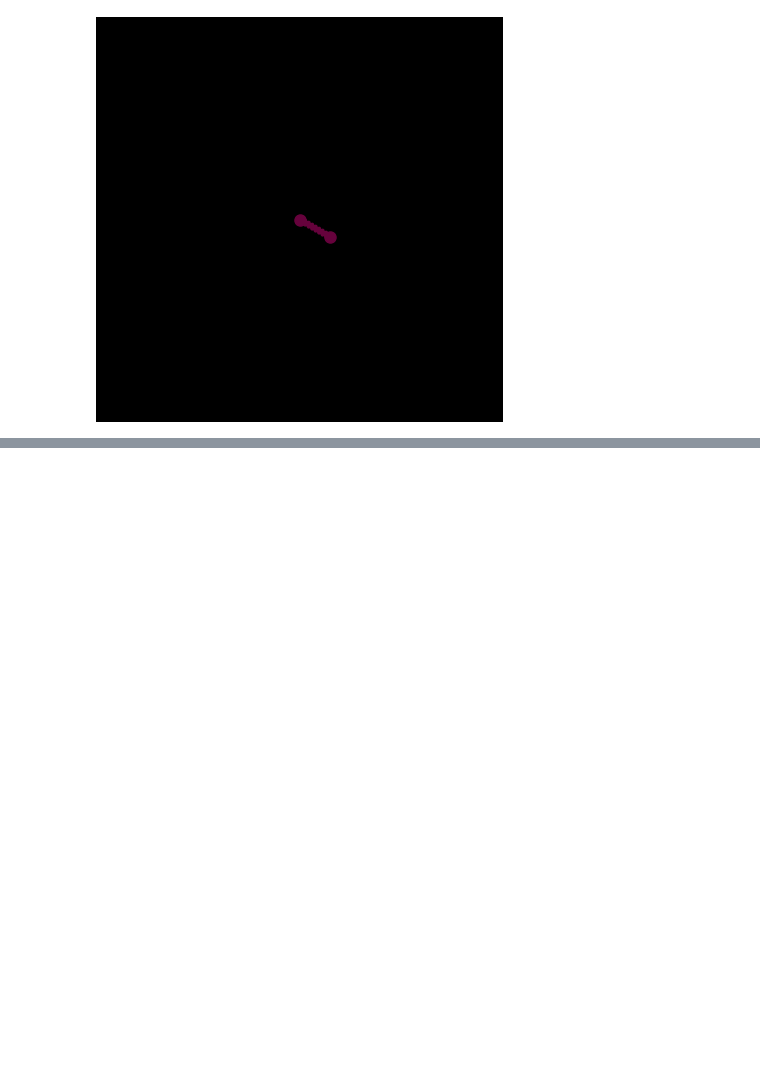
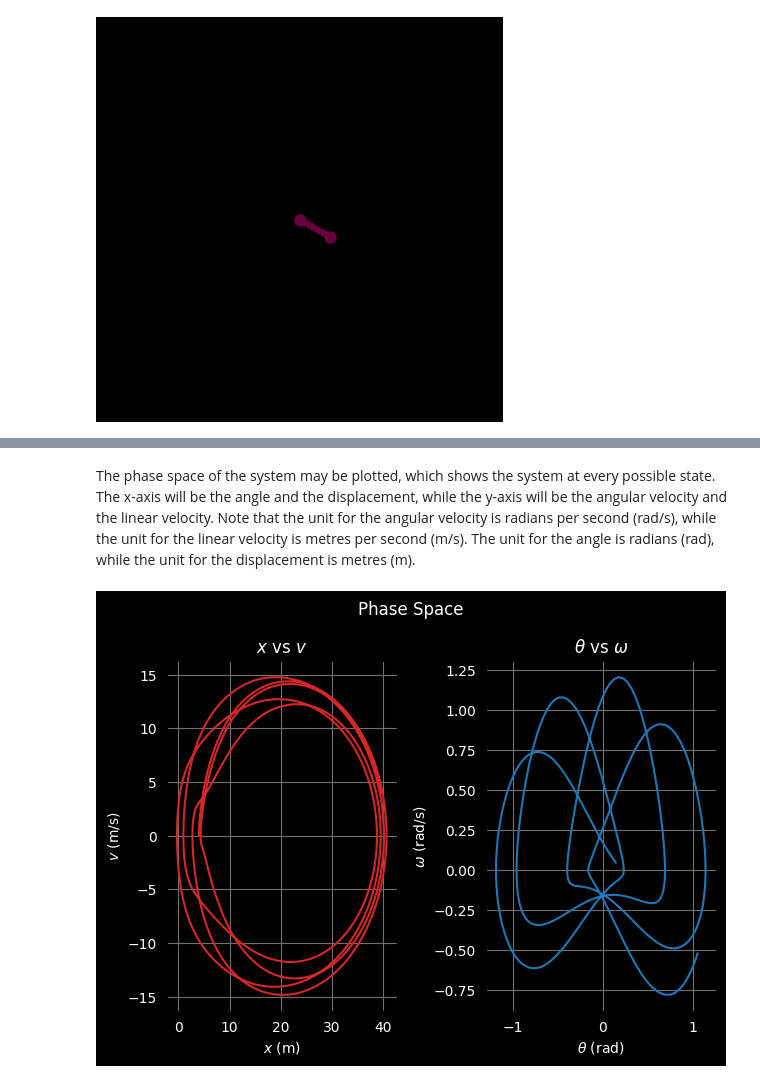
Before and after one commit to Melon-Mao/Python-repository, a Jupyter notebook: Data Analysis/Mechanics/Pendulums/Elastic Pendulum/elastic_pendulum.ipynb, the cells around one changed output, grey strips where cells are left out. Drawn from its saved outputs; the diff is of its cells as text; code cells hidden in the pictures; blank space fills up the shorter version.

```diff
--- a/Data Analysis/Mechanics/Pendulums/Elastic Pendulum/elastic_pendulum.ipynb
+++ b/Data Analysis/Mechanics/Pendulums/Elastic Pendulum/elastic_pendulum.ipynb
@@ -463,0 +543,29 @@ ani.save("Animations/elastic_pendulum.gif", writer="pillow", fps=25)
+# %% [markdown]
+The phase space of the system may be plotted, which shows the system at every possible state. The x-axis will be the angle and the displacement, while the y-axis will be the angular velocity and the linear velocity. Note that the unit for the angular velocity is radians per second (rad/s), while the unit for the linear velocity is metres per second (m/s). The unit for the angle is radians (rad), while the unit for the displacement is metres (m).
+# %%
+fig = plt.figure()
+gs = fig.add_gridspec(1, 2)
+
+ax1 = fig.add_subplot(gs[0, 0])
+ax1.plot(X_array, V_array, color="tab:red")
+ax1.set_xlabel(r"$x$ (m)")
+ax1.set_ylabel(r"$v$ (m/s)")
+ax1.set_title(r"$x$ vs $v$")
+ax1.grid()
+
+ax2 = fig.add_subplot(gs[0, 1])
+ax2.plot(Theta_array, Omega_array, color="tab:blue")
+ax2.set_xlabel(r"$\theta$ (rad)")
+ax2.set_ylabel(r"$\omega$ (rad/s)")
+ax2.set_title(r"$\theta$ vs $\omega$")
+ax2.grid()
+
+
+plt.suptitle("Phase Space", color="white")
+plt.tight_layout()
+
+
+plt.savefig("Figures/elastic_pendulum_phase_space.png", dpi=300)
+plt.show()
+# %% [output]
+[figure, added]
```
Also changed, not shown: parts of 9 cells of this notebook, 15 other files.
